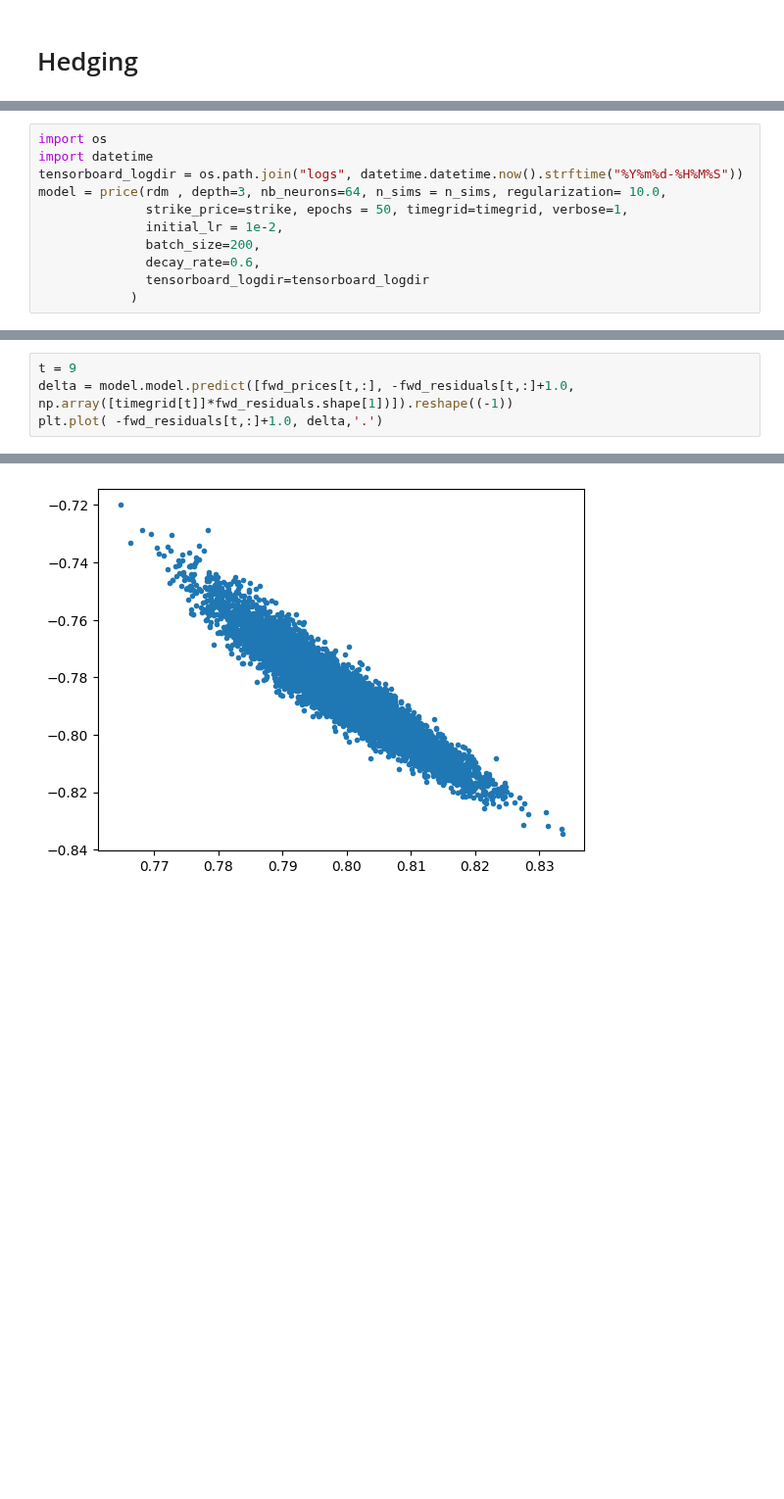
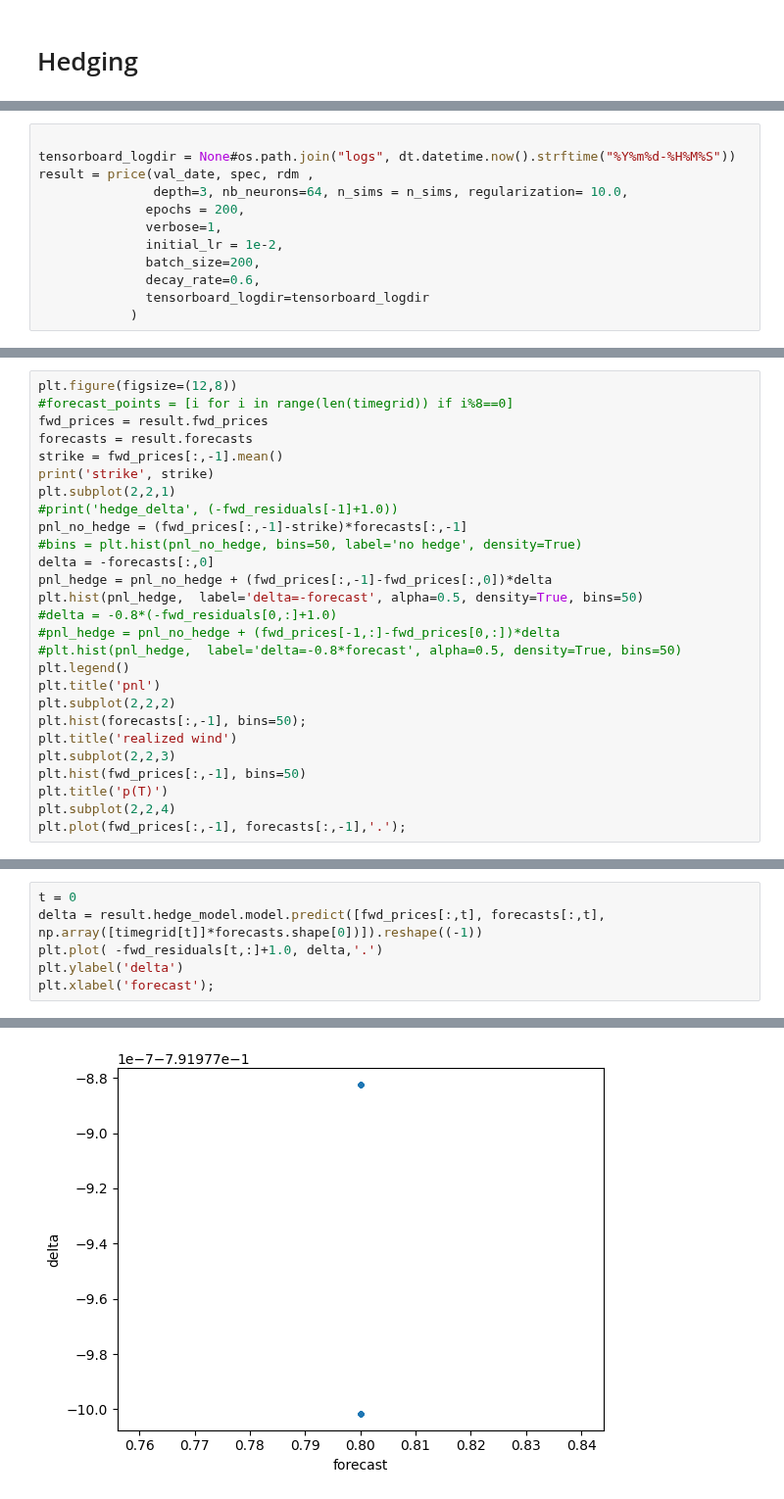
Before and after one commit to pikki622/RiVaPy, a Jupyter notebook: notebooks/models/residual_demand_forward_model.ipynb, the cells around one changed output, grey strips where cells are left out. Shown at 98% size. Cells and saved outputs as stored; diff of their text form; blank space fills up the shorter version.

Commit message:
green PPA hedger

```diff
--- a/notebooks/models/residual_demand_forward_model.ipynb
+++ b/notebooks/models/residual_demand_forward_model.ipynb
@@ -329,9 +288,10 @@ strike 0.2006736953470829
 # %%
-import os
-import datetime
-tensorboard_logdir = os.path.join("logs", datetime.datetime.now().strftime("%Y%m%d-%H%M%S"))
-model = price(rdm , depth=3, nb_neurons=64, n_sims = n_sims, regularization= 10.0,
-              strike_price=strike, epochs = 50, timegrid=timegrid, verbose=1,
+
+tensorboard_logdir = None#os.path.join("logs", dt.datetime.now().strftime("%Y%m%d-%H%M%S"))
+result = price(val_date, spec, rdm ,
+               depth=3, nb_neurons=64, n_sims = n_sims, regularization= 10.0,
+              epochs = 200,
+              verbose=1,
               initial_lr = 1e-2,
               batch_size=200,
               decay_rate=0.6,
@@ -357,0 +318,27 @@ Epoch 50/50
+# %%
+plt.figure(figsize=(12,8))
+#forecast_points = [i for i in range(len(timegrid)) if i%8==0]
+fwd_prices = result.fwd_prices
+forecasts = result.forecasts
+strike = fwd_prices[:,-1].mean()
+print('strike', strike)
+plt.subplot(2,2,1)
+#print('hedge_delta', (-fwd_residuals[-1]+1.0))
+pnl_no_hedge = (fwd_prices[:,-1]-strike)*forecasts[:,-1]
+#bins = plt.hist(pnl_no_hedge, bins=50, label='no hedge', density=True)
+delta = -forecasts[:,0]
+pnl_hedge = pnl_no_hedge + (fwd_prices[:,-1]-fwd_prices[:,0])*delta
+plt.hist(pnl_hedge,  label='delta=-forecast', alpha=0.5, density=True, bins=50)
+#delta = -0.8*(-fwd_residuals[0,:]+1.0)
+#pnl_hedge = pnl_no_hedge + (fwd_prices[-1,:]-fwd_prices[0,:])*delta
+#plt.hist(pnl_hedge,  label='delta=-0.8*forecast', alpha=0.5, density=True, bins=50)
+plt.legend()
+plt.title('pnl')
+plt.subplot(2,2,2)
+plt.hist(forecasts[:,-1], bins=50);
+plt.title('realized wind')
+plt.subplot(2,2,3)
+plt.hist(fwd_prices[:,-1], bins=50)
+plt.title('p(T)')
+plt.subplot(2,2,4)
+plt.plot(fwd_prices[:,-1], forecasts[:,-1],'.');
@@ -365,5 +350,7 @@ pnl = model.predict([fwd_prices_, forecasts_, np.full((fwd_prices_.shape[0]), 0.
 # %%
-t = 9
-delta = model.model.predict([fwd_prices[t,:], -fwd_residuals[t,:]+1.0, np.array([timegrid[t]]*fwd_residuals.shape[1])]).reshape((-1))
+t = 0
+delta = result.hedge_model.model.predict([fwd_prices[:,t], forecasts[:,t], np.array([timegrid[t]]*forecasts.shape[0])]).reshape((-1))
 plt.plot( -fwd_residuals[t,:]+1.0, delta,'.')
+plt.ylabel('delta')
+plt.xlabel('forecast');
 # %% [output]
@@ -372,4 +358,4 @@ plt.plot( -fwd_residuals[t,:]+1.0, delta,'.')
-[figure, old version]
+[figure, new version]
 # %%
 plt.hist(pnl_hedge, bins=50, density=True)
 plt.hist(pnl, bins=50, density=True, alpha=0.5, label='nn')
```
Also changed, not shown: parts of 15 cells of this notebook, 6 other files.
